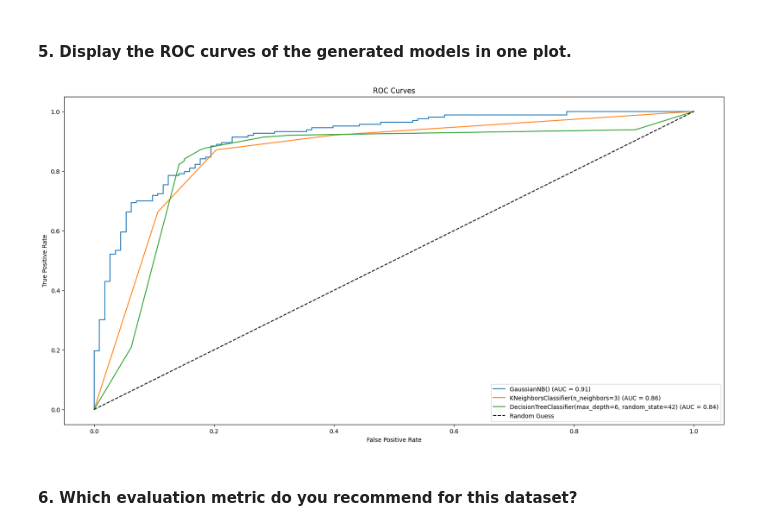
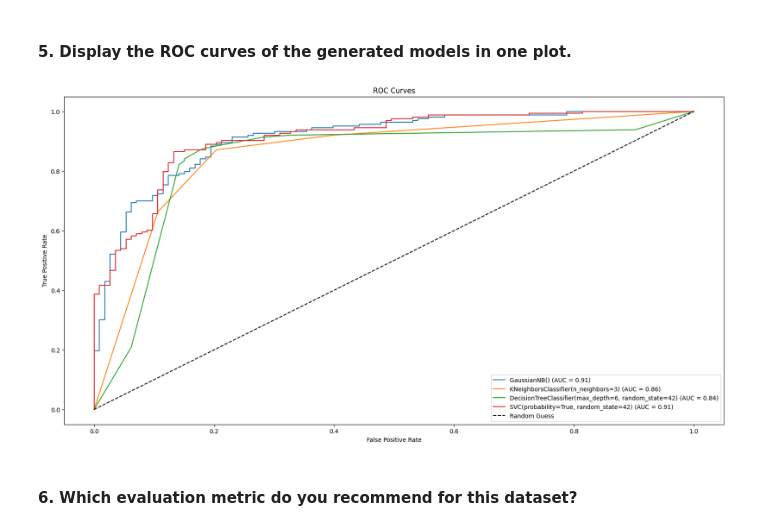
Before and after one commit to SenhadjiMSaid/ML-IASD-2CS-ESI-SBA, a Jupyter notebook: TP4/TP4.ipynb, the cells around one changed output. Cells and saved outputs as stored; diff of their text form; code cells hidden in the pictures.

```diff
--- a/TP4/TP4.ipynb
+++ b/TP4/TP4.ipynb
@@ -531,0 +502,5 @@ print(f'{score:.2f}')
+# %%
+from sklearn.svm import SVC
+svm_org = SVC(probability=True, random_state=42)
+svm_org.fit(X_train, y_train)
+y_pred_svm_org = svm_org.predict(X_test)
@@ -615,18 +592,18 @@ Confusion Matrix:
 #### 5. Display the ROC curves of the generated models in one plot.
 # %%
 plt.figure(figsize=(20, 10))
-for model in [gnb, knn, dt]:
+for model in [gnb, knn, dt, svm_org]:
   y_prob = model.predict_proba(X_test)[:, 1]
   fpr, tpr, _ = roc_curve(y_test, y_prob)
   plt.plot(fpr, tpr, label=f"{model} (AUC = {roc_auc_score(y_test, y_prob):.2f})")
 
 plt.plot([0, 1], [0, 1], 'k--', label="Random Guess")
 plt.xlabel("False Positive Rate")
 plt.ylabel("True Positive Rate")
 plt.title("ROC Curves")
 plt.legend()
 plt.show()
 # %% [output]
-[figure, old version]
+[figure, new version]
 # %% [markdown]
 #### 6. Which evaluation metric do you recommend for this dataset?
```
Also changed, not shown: parts of 15 cells of this notebook.
